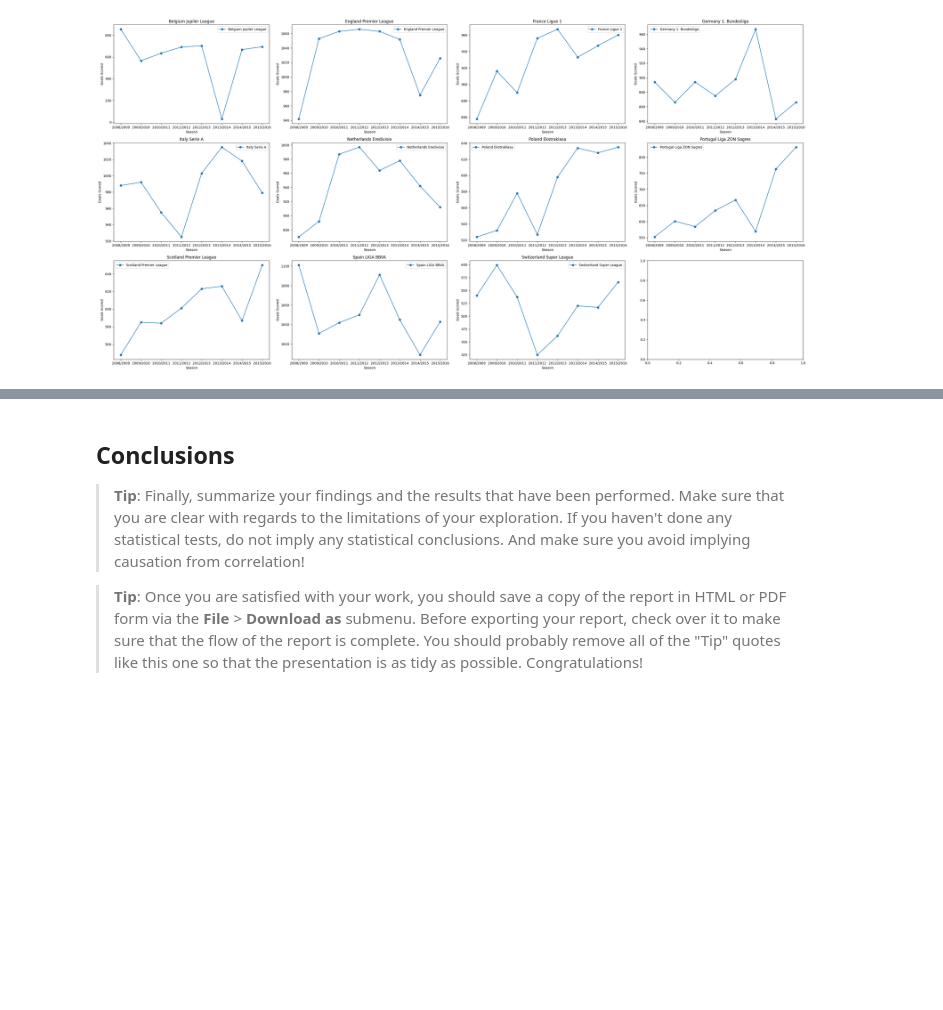
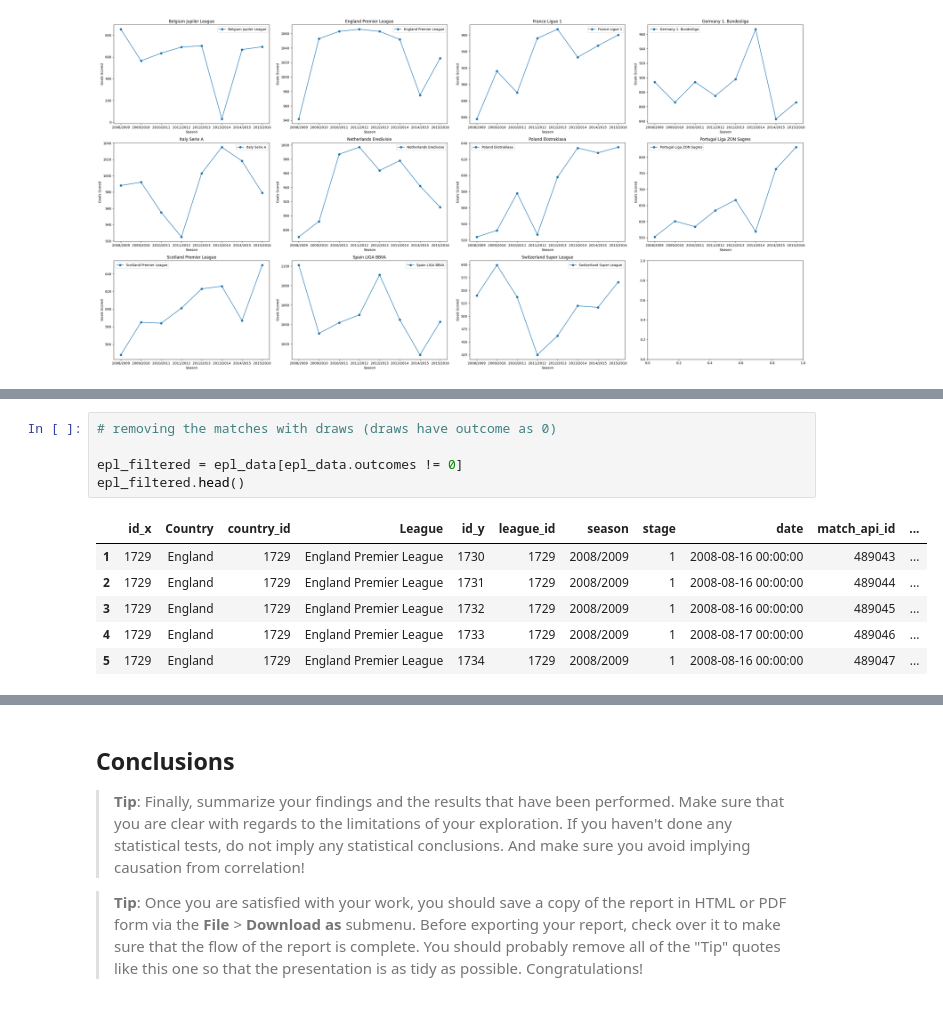
Before and after one commit to aayush1202/investigate-a-dataset, a Jupyter notebook: investigate-a-dataset-template.ipynb, the cells around one changed output, grey strips where cells are left out. Saved outputs shown, nothing was run; the diff lists cells and outputs as text; blank space fills up the shorter version.

```diff
--- a/investigate-a-dataset-template.ipynb
+++ b/investigate-a-dataset-template.ipynb
@@ -572,0 +547,12 @@ Game wins based on playing style
+# %%
+# removing the matches with draws (draws have outcome as 0)
+
+epl_filtered = epl_data[epl_data.outcomes != 0]
+epl_filtered.head()
+# %% [output]
+|  | id_x | Country | country_id | League | id_y | league_id | season | stage | date | match_api_id | ... |
+| 1 | 1729 | England | 1729 | England Premier League | 1730 | 1729 | 2008/2009 | 1 | 2008-08-16 00:00:00 | 489043 | ... |
+| 2 | 1729 | England | 1729 | England Premier League | 1731 | 1729 | 2008/2009 | 1 | 2008-08-16 00:00:00 | 489044 | ... |
+| 3 | 1729 | England | 1729 | England Premier League | 1732 | 1729 | 2008/2009 | 1 | 2008-08-16 00:00:00 | 489045 | ... |
+| 4 | 1729 | England | 1729 | England Premier League | 1733 | 1729 | 2008/2009 | 1 | 2008-08-17 00:00:00 | 489046 | ... |
+| 5 | 1729 | England | 1729 | England Premier League | 1734 | 1729 | 2008/2009 | 1 | 2008-08-16 00:00:00 | 489047 | ... |
```
Also changed, not shown: parts of 18 cells of this notebook.
